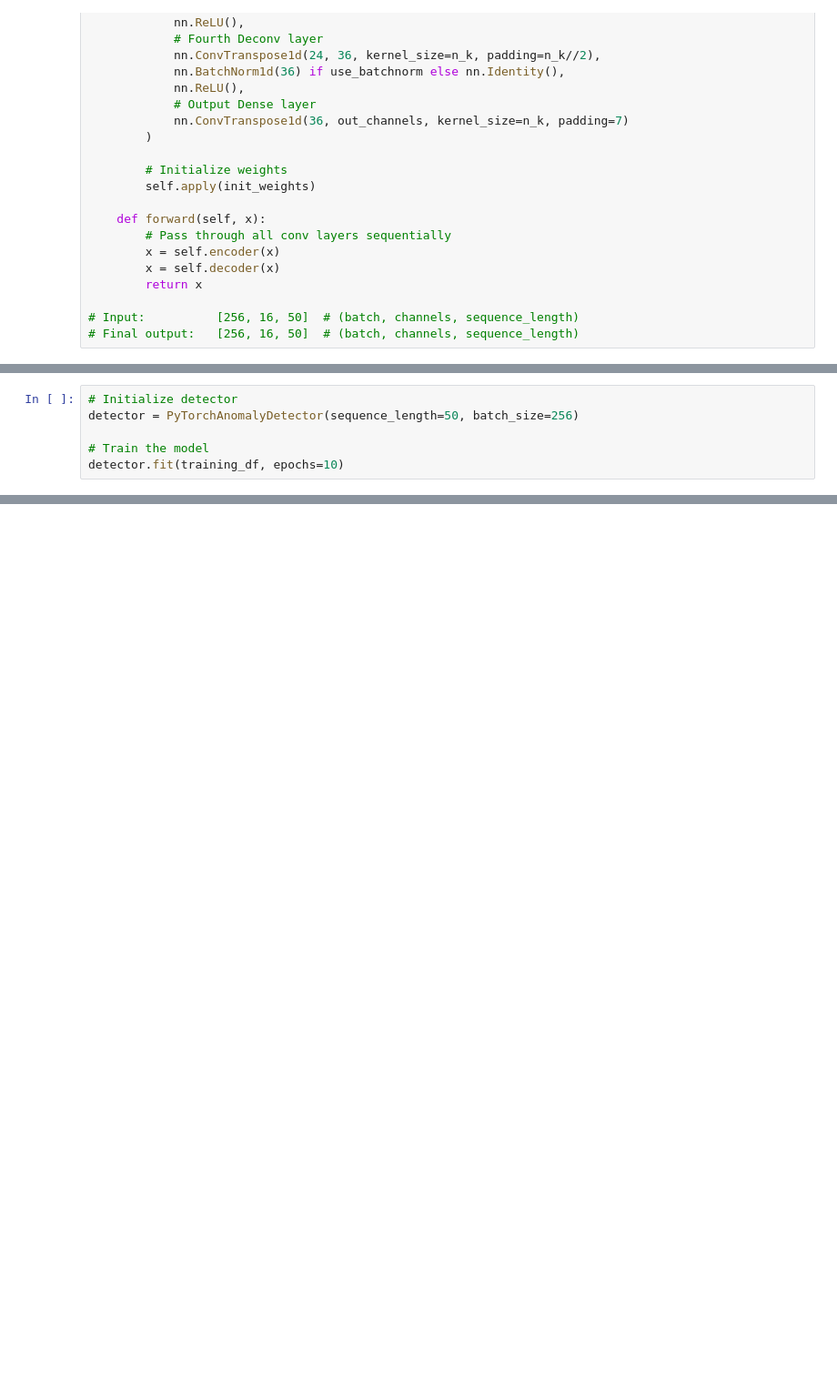
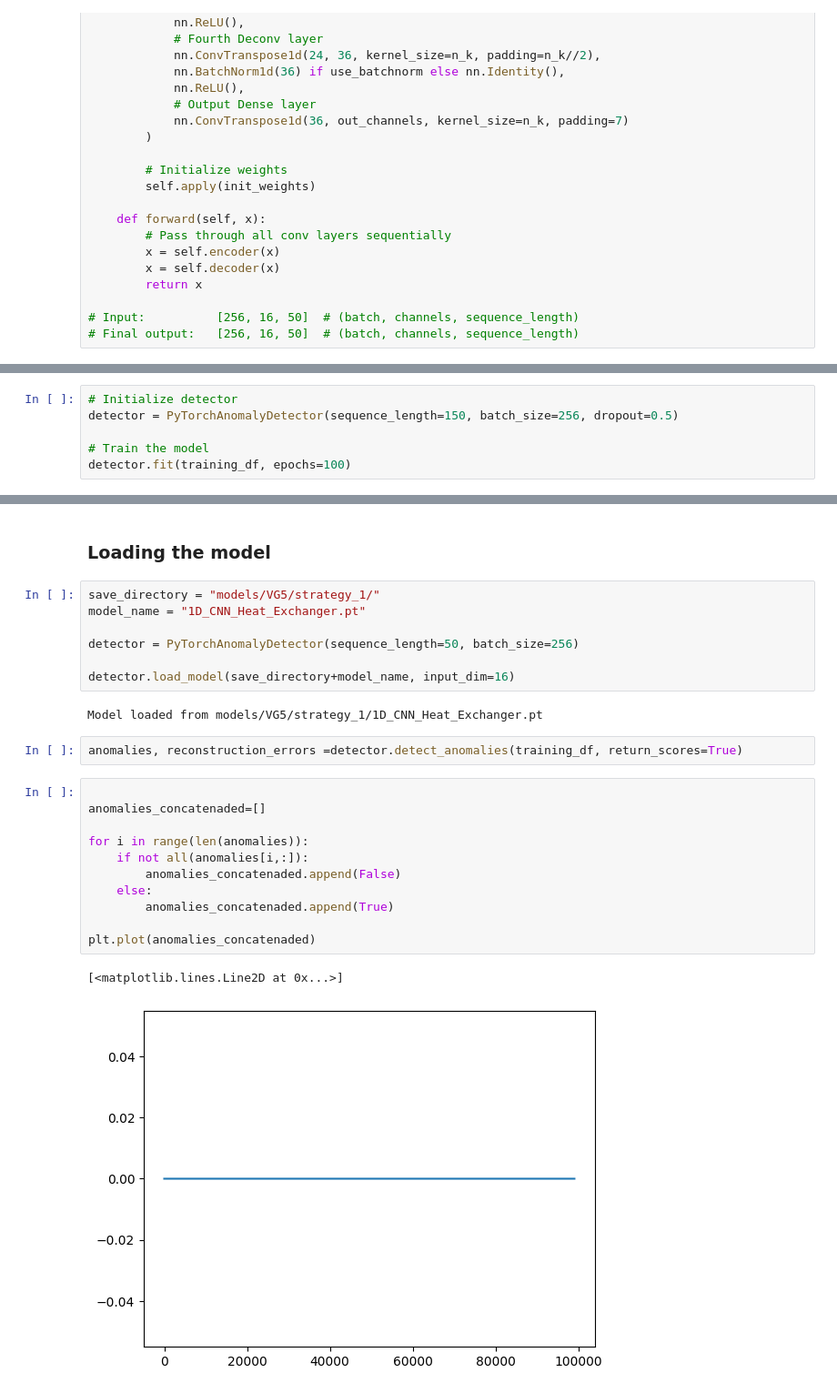
Before and after one commit to JiashengWan/MLPM, a Jupyter notebook: 1D_CAE.ipynb, the cells around one changed output, grey strips where cells are left out. Shown at 91% size. Cells and saved outputs as stored; diff of their text form; blank space fills up the shorter version.

```diff
--- a/1D_CAE.ipynb
+++ b/1D_CAE.ipynb
@@ -354,10 +382,10 @@ def plot_results(results):
     plt.show()
 # %%
 # Initialize detector
-detector = PyTorchAnomalyDetector(sequence_length=50, batch_size=256)
+detector = PyTorchAnomalyDetector(sequence_length=150, batch_size=256, dropout=0.5)
 
 # Train the model
-detector.fit(training_df, epochs=10)
+detector.fit(training_df, epochs=100)
 # %% [output]
 The shape of the input tensor is : (99218, 16)
 Training on device: cpu
@@ -412,0 +448,27 @@ Model saved to models/VG5/strategy_1/1D_CNN_Heat_Exchanger.pt
+# %% [markdown]
+### Loading the model
+# %%
+save_directory = "models/VG5/strategy_1/"
+model_name = "1D_CNN_Heat_Exchanger.pt"
+
+detector = PyTorchAnomalyDetector(sequence_length=50, batch_size=256)
+
+detector.load_model(save_directory+model_name, input_dim=16)
+# %% [output]
+Model loaded from models/VG5/strategy_1/1D_CNN_Heat_Exchanger.pt
+# %%
+anomalies, reconstruction_errors =detector.detect_anomalies(training_df, return_scores=True)
+# %%
+
+anomalies_concatenaded=[]
+
+for i in range(len(anomalies)):
+    if not all(anomalies[i,:]):
+        anomalies_concatenaded.append(False)
+    else:
+        anomalies_concatenaded.append(True)
+
+plt.plot(anomalies_concatenaded)
+# %% [output]
+[<matplotlib.lines.Line2D at 0x...>]
+[figure, added]
```
Also changed, not shown: parts of 9 cells of this notebook, 6 other files.
